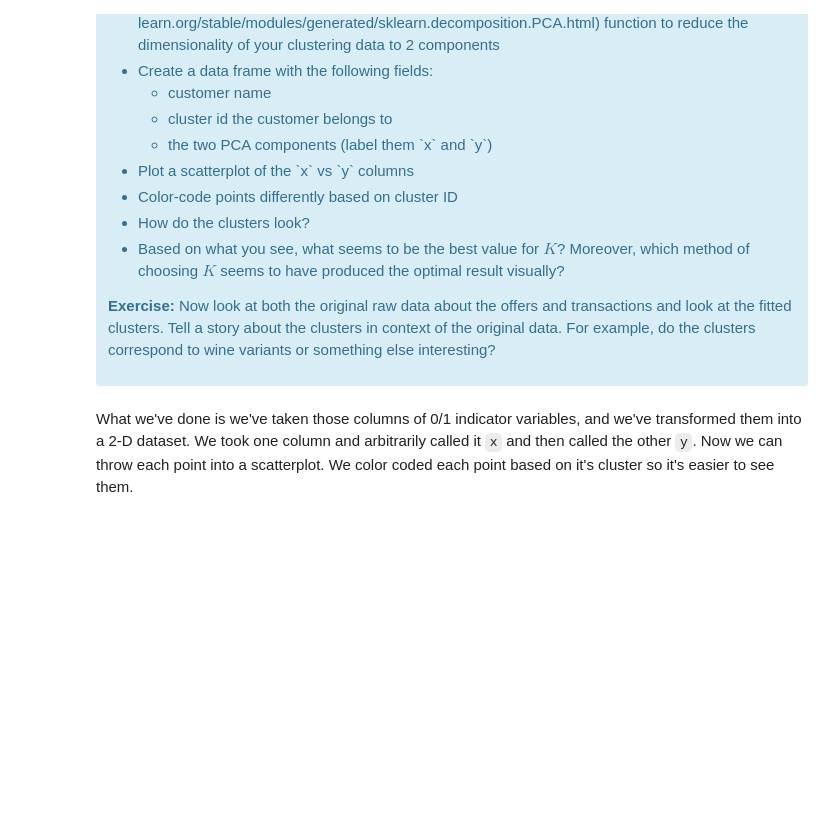
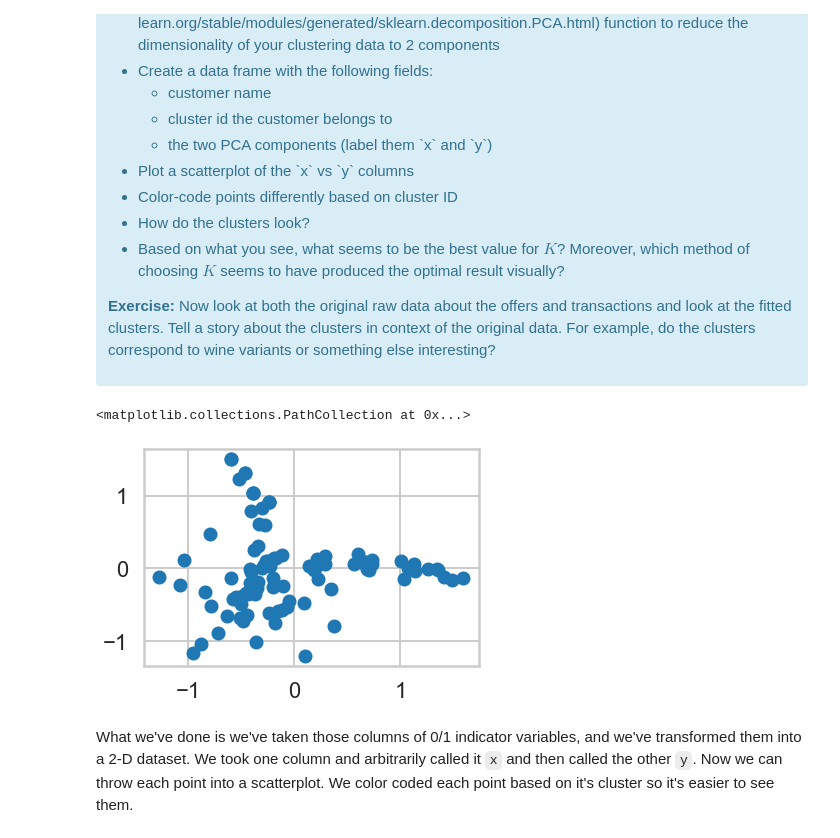
Before and after one commit to dineshh912/datascience_casestudy_springboard, a Jupyter notebook: Clustering-customer-segmentation-casestudy/Clustering-Customer-Segmentation-K-Means .ipynb, the cells around one changed output. Drawn from its saved outputs; the diff is of its cells as text; code cells hidden in the pictures; blank space fills up the shorter version.

```diff
--- a/Clustering-customer-segmentation-casestudy/Clustering-Customer-Segmentation-K-Means .ipynb
+++ b/Clustering-customer-segmentation-casestudy/Clustering-Customer-Segmentation-K-Means .ipynb
@@ -281,3 +391,16 @@ This is only one use of PCA for dimension reduction. We can also use PCA when we
+# %%
+#your turn
+from sklearn.decomposition import PCA
+
+model = PCA(n_components=2)
+model.fit(df_pivot)
+transformed = model.transform(df_pivot)
+df_pivot['x'] = transformed[:,0]
+df_pivot['y'] = transformed[:,1]
+plt.scatter(df_pivot['x'], df_pivot['y'])
+# %% [output]
+<matplotlib.collections.PathCollection at 0x...>
+[figure, added]
 # %% [markdown]
 What we've done is we've taken those columns of 0/1 indicator variables, and we've transformed them into a 2-D dataset. We took one column and arbitrarily called it `x` and then called the other `y`. Now we can throw each point into a scatterplot. We color coded each point based on it's cluster so it's easier to see them.
 # %% [markdown]
```
Also changed, not shown: parts of 10 cells of this notebook, 5 other files.
